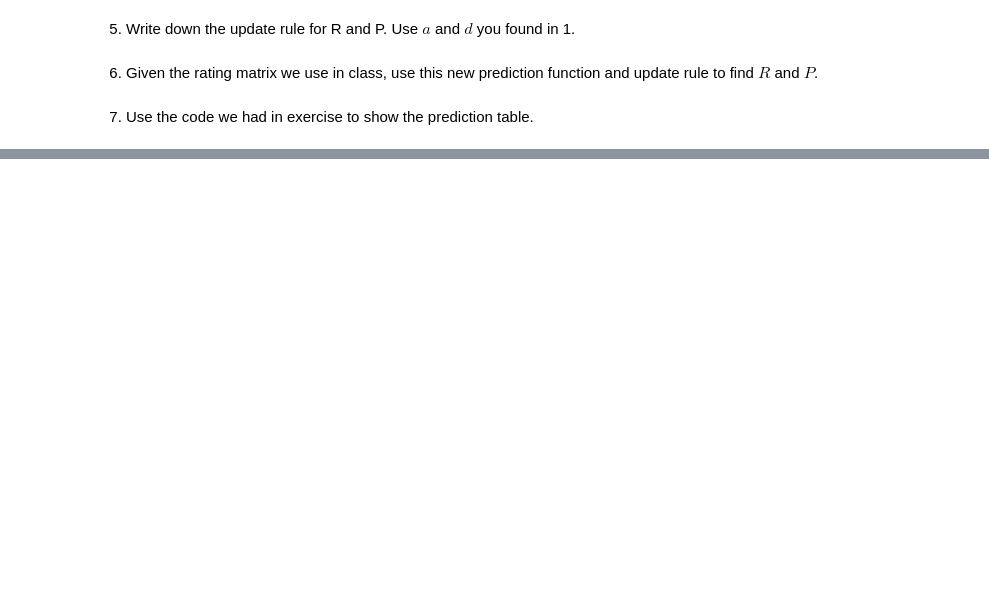
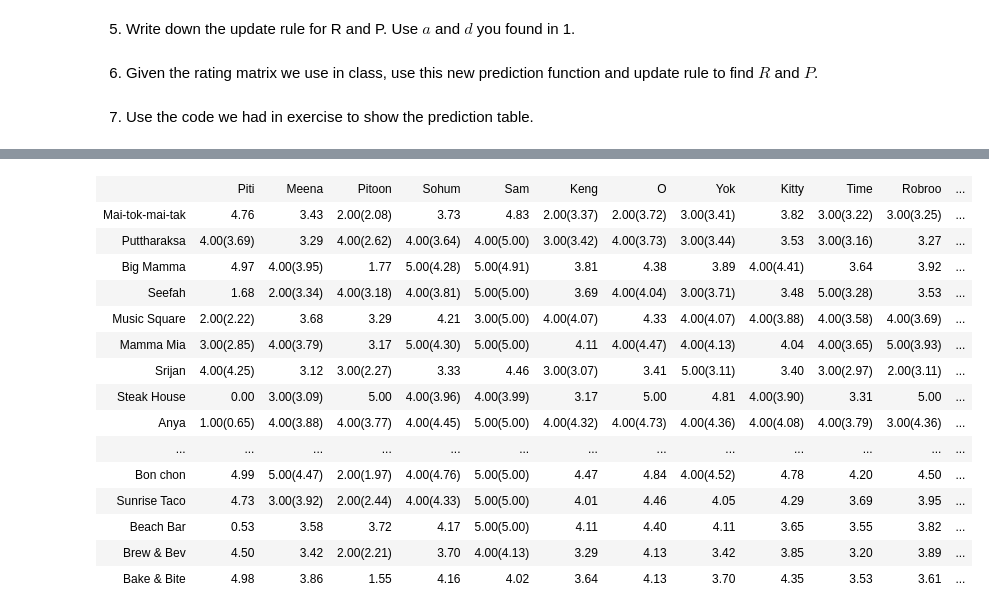
Before and after one commit to KongsakTi/PatternReg, a Jupyter notebook: Homework 5 Logistic Collaborative Filtering.ipynb, the cells around one changed output, grey strips where cells are left out. Drawn from its saved outputs; the diff is of its cells as text; code cells hidden in the pictures; blank space fills up the shorter version.

```diff
--- a/Homework 5 Logistic Collaborative Filtering.ipynb
+++ b/Homework 5 Logistic Collaborative Filtering.ipynb
@@ -54,0 +117,7 @@ dcost /dR = P^T x H
+# %%
+np.random.seed(17)
+P = np.random.randn(nfeature, npeople)
+R = np.random.randn(nfeature, nrest)
+# %%
+def score(R, P):
+    return np.sum(H * (T - guess(R, P))**2)
@@ -54,0 +130,17 @@ dcost /dR = P^T x H
+# %%
+def find_R_P(R, P):
+    l = 0.001
+
+    for i in xrange(150000):
+        RP = np.dot(R.T, P)
+        HT = (2 * H * l) * (  (a * theta(RP)) - T  ) * (  (a * np.exp(-RP))/(1 + np.exp(-RP))**2  )
+
+        P = P - np.dot(R, HT)
+        R = R - np.dot(P, HT.T)
+
+        if (i%5000 == 0):
+            print i, score(R, P)
+
+    return R, P
+# %%
+R, P = find_R_P(R, P)
@@ -54,0 +218,19 @@ dcost /dR = P^T x H
+# %%
+HTML(maketable(T.T, H.T, guess(R, P).T, rnames, names))
+# %% [output]
+|  | Piti | Meena | Pitoon | Sohum | Sam | Keng | O | Yok | Kitty | Time | Robroo | ... |
+| Mai-tok-mai-tak | 4.76 | 3.43 | 2.00(2.08) | 3.73 | 4.83 | 2.00(3.37) | 2.00(3.72) | 3.00(3.41) | 3.82 | 3.00(3.22) | 3.00(3.25) | ... |
+| Puttharaksa | 4.00(3.69) | 3.29 | 4.00(2.62) | 4.00(3.64) | 4.00(5.00) | 3.00(3.42) | 4.00(3.73) | 3.00(3.44) | 3.53 | 3.00(3.16) | 3.27 | ... |
+| Big Mamma | 4.97 | 4.00(3.95) | 1.77 | 5.00(4.28) | 5.00(4.91) | 3.81 | 4.38 | 3.89 | 4.00(4.41) | 3.64 | 3.92 | ... |
+| Seefah | 1.68 | 2.00(3.34) | 4.00(3.18) | 4.00(3.81) | 5.00(5.00) | 3.69 | 4.00(4.04) | 3.00(3.71) | 3.48 | 5.00(3.28) | 3.53 | ... |
+| Music Square | 2.00(2.22) | 3.68 | 3.29 | 4.21 | 3.00(5.00) | 4.00(4.07) | 4.33 | 4.00(4.07) | 4.00(3.88) | 4.00(3.58) | 4.00(3.69) | ... |
+| Mamma Mia | 3.00(2.85) | 4.00(3.79) | 3.17 | 5.00(4.30) | 5.00(5.00) | 4.11 | 4.00(4.47) | 4.00(4.13) | 4.04 | 4.00(3.65) | 5.00(3.93) | ... |
+| Srijan | 4.00(4.25) | 3.12 | 3.00(2.27) | 3.33 | 4.46 | 3.00(3.07) | 3.41 | 5.00(3.11) | 3.40 | 3.00(2.97) | 2.00(3.11) | ... |
+| Steak House | 0.00 | 3.00(3.09) | 5.00 | 4.00(3.96) | 4.00(3.99) | 3.17 | 5.00 | 4.81 | 4.00(3.90) | 3.31 | 5.00 | ... |
+| Anya | 1.00(0.65) | 4.00(3.88) | 4.00(3.77) | 4.00(4.45) | 5.00(5.00) | 4.00(4.32) | 4.00(4.73) | 4.00(4.36) | 4.00(4.08) | 4.00(3.79) | 3.00(4.36) | ... |
+| ... | ... | ... | ... | ... | ... | ... | ... | ... | ... | ... | ... | ... |
+| Bon chon | 4.99 | 5.00(4.47) | 2.00(1.97) | 4.00(4.76) | 5.00(5.00) | 4.47 | 4.84 | 4.00(4.52) | 4.78 | 4.20 | 4.50 | ... |
+| Sunrise Taco | 4.73 | 3.00(3.92) | 2.00(2.44) | 4.00(4.33) | 5.00(5.00) | 4.01 | 4.46 | 4.05 | 4.29 | 3.69 | 3.95 | ... |
+| Beach Bar | 0.53 | 3.58 | 3.72 | 4.17 | 5.00(5.00) | 4.11 | 4.40 | 4.11 | 3.65 | 3.55 | 3.82 | ... |
+| Brew & Bev | 4.50 | 3.42 | 2.00(2.21) | 3.70 | 4.00(4.13) | 3.29 | 4.13 | 3.42 | 3.85 | 3.20 | 3.89 | ... |
+| Bake & Bite | 4.98 | 3.86 | 1.55 | 4.16 | 4.02 | 3.64 | 4.13 | 3.70 | 4.35 | 3.53 | 3.61 | ... |
```
Also changed, not shown: parts of 12 cells of this notebook, 16 other files.
